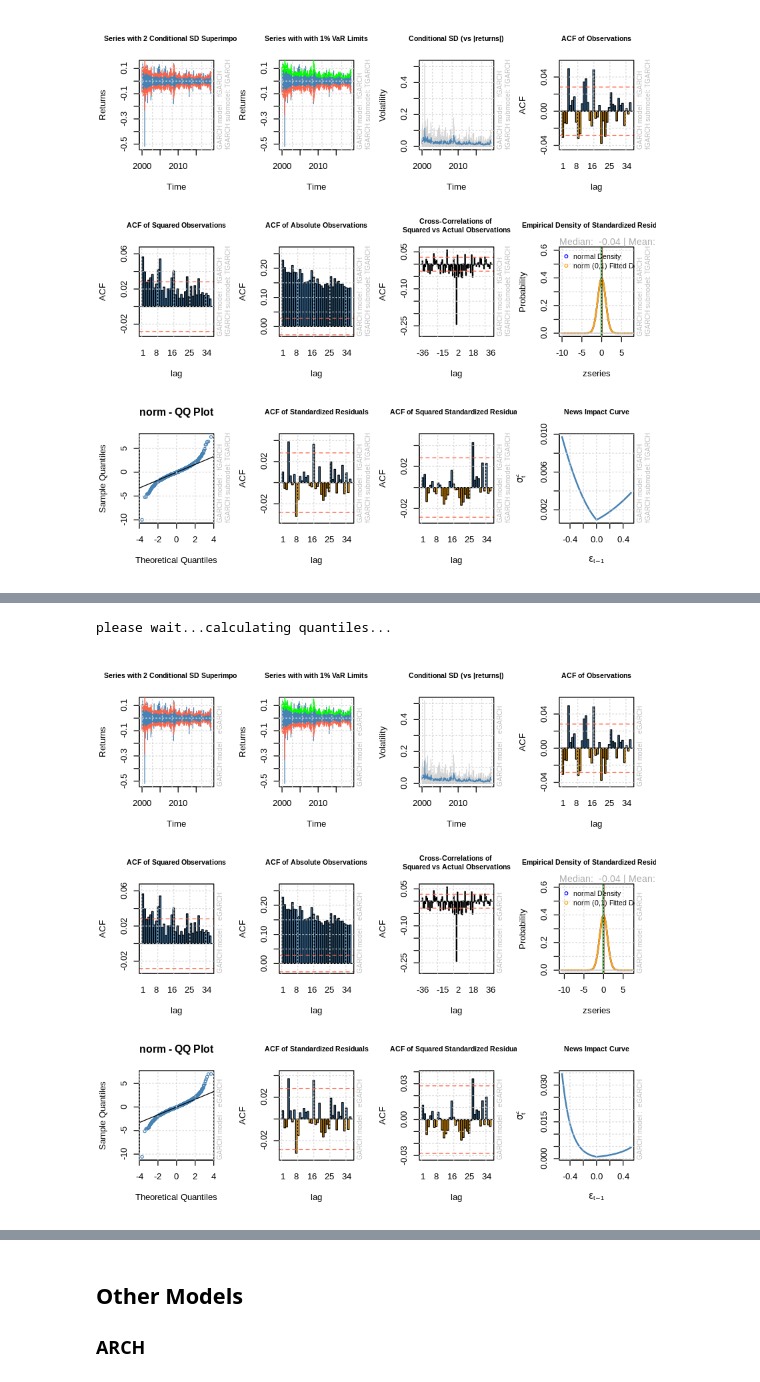
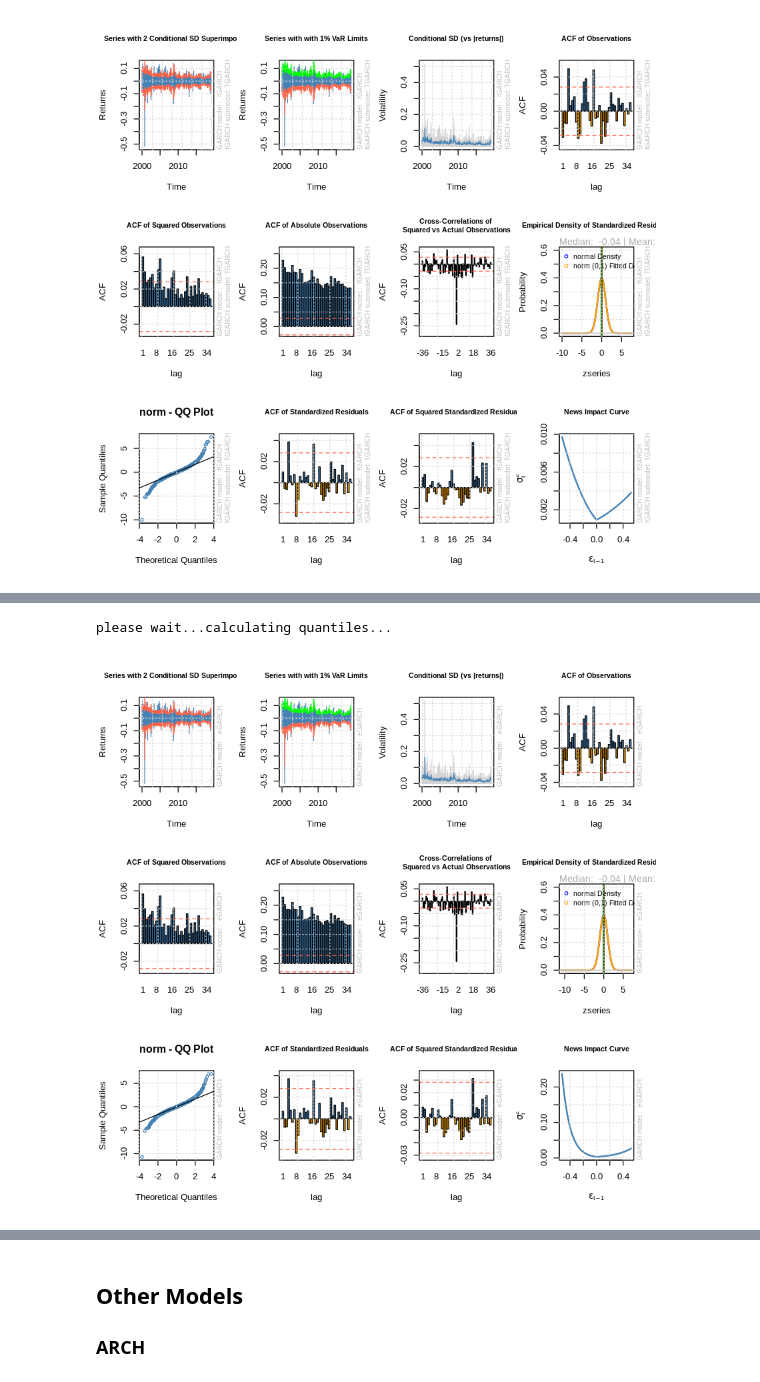
Before and after one commit to yehjxraymond/wqu_econometrics_group_proj, a Jupyter notebook: submission2/Part1.ipynb, the cells around one changed output, grey strips where cells are left out. Cells and saved outputs as stored; diff of their text form; code cells hidden in the pictures.

```diff
--- a/submission2/Part1.ipynb
+++ b/submission2/Part1.ipynb
@@ -227,0 +240,3 @@ Elapsed time : 0.720099
+# %%
+spec_egarch_12 = ugarchspec(mean.model = list(armaOrder = c(0,0)), variance.model= list(garchOrder = c(1,2), model="eGARCH"))
+show(spec_egarch_12)
@@ -227,0 +261,3 @@ Elapsed time : 0.720099
+# %%
+fit_egarch_12 = ugarchfit(spec_egarch_12, Returns, solver='hybrid', out.sample = 30)
+fit_egarch_12
@@ -228,5 +282,5 @@ Elapsed time : 0.720099
 # %%
-plot(fit_egarch_11, which="all")
+plot(fit_egarch_12, which="all")
 # %% [output]
 please wait...calculating quantiles...
-[figure, old version]
+[figure, new version]
```
Also changed, not shown: parts of 39 cells of this notebook.
